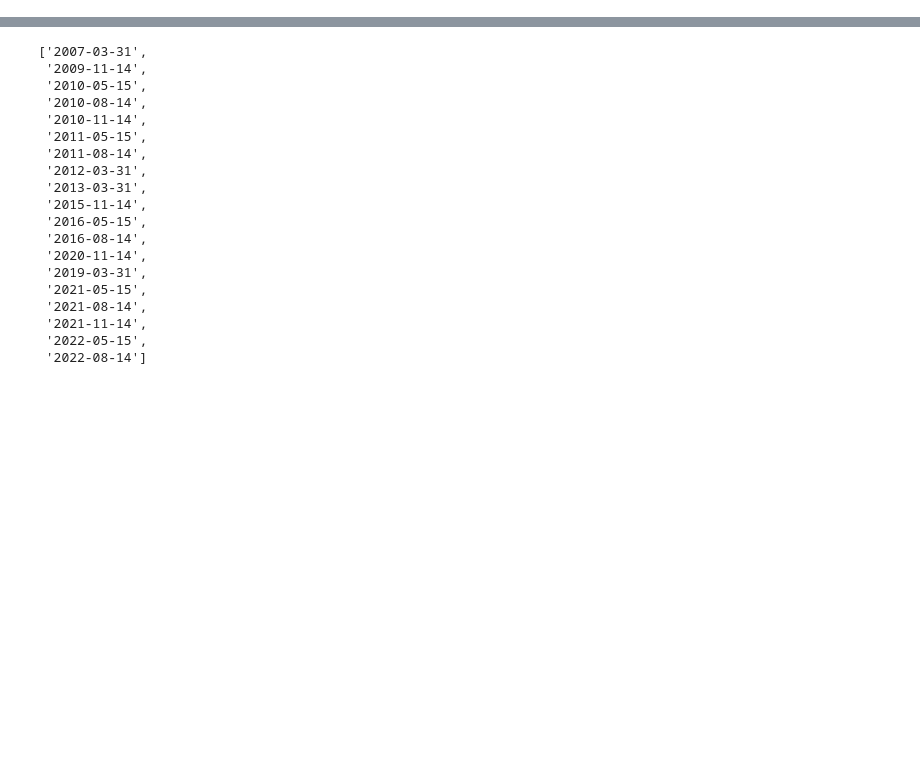
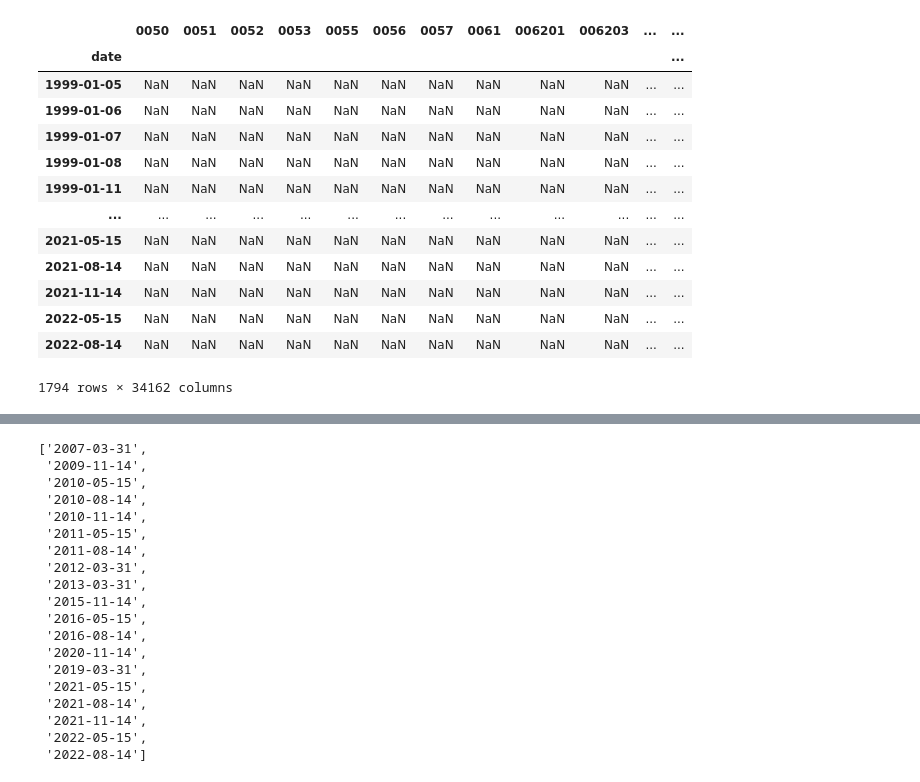
Before and after one commit to pkh-forresthsia/beTrue, a Jupyter notebook: backTest.py.ipynb, the cells around one changed output, grey strips where cells are left out. Drawn from its saved outputs; the diff is of its cells as text; code cells hidden in the pictures; blank space fills up the shorter version.

```diff
--- a/backTest.py.ipynb
+++ b/backTest.py.ipynb
@@ -7,3 +7,7 @@ pd.set_option('display.max_columns',None)
 pd.set_option('display.max_rows',None)
 # %%
 price=ft.data('close')
+# %%
+seasonDate=pd.DataFrame({'date':ft.dm.seasonTrans(ft.dateInSQL("TaiwanStockFinancialStatements"))}).set_index('date')
+# %%
+df=pd.concat([price,seasonDate],axis=1).sort_values('date')
@@ -9,0 +46,17 @@ price=ft.data('close')
+# %%
+df[df['2330'].isnull()]=df.shift(1,axis=)
+# %% [output]
+|  | 0050 | 0051 | 0052 | 0053 | 0055 | 0056 | 0057 | 0061 | 006201 | 006203 | ... | ... |
+| date |  |  |  |  |  |  |  |  |  |  |  | ... |
+| 1999-01-05 | NaN | NaN | NaN | NaN | NaN | NaN | NaN | NaN | NaN | NaN | ... | ... |
+| 1999-01-06 | NaN | NaN | NaN | NaN | NaN | NaN | NaN | NaN | NaN | NaN | ... | ... |
+| 1999-01-07 | NaN | NaN | NaN | NaN | NaN | NaN | NaN | NaN | NaN | NaN | ... | ... |
+| 1999-01-08 | NaN | NaN | NaN | NaN | NaN | NaN | NaN | NaN | NaN | NaN | ... | ... |
+| 1999-01-11 | NaN | NaN | NaN | NaN | NaN | NaN | NaN | NaN | NaN | NaN | ... | ... |
+| ... | ... | ... | ... | ... | ... | ... | ... | ... | ... | ... | ... | ... |
+| 2021-05-15 | NaN | NaN | NaN | NaN | NaN | NaN | NaN | NaN | NaN | NaN | ... | ... |
+| 2021-08-14 | NaN | NaN | NaN | NaN | NaN | NaN | NaN | NaN | NaN | NaN | ... | ... |
+| 2021-11-14 | NaN | NaN | NaN | NaN | NaN | NaN | NaN | NaN | NaN | NaN | ... | ... |
+| 2022-05-15 | NaN | NaN | NaN | NaN | NaN | NaN | NaN | NaN | NaN | NaN | ... | ... |
+| 2022-08-14 | NaN | NaN | NaN | NaN | NaN | NaN | NaN | NaN | NaN | NaN | ... | ... |
+1794 rows × 34162 columns
```
Also changed, not shown: parts of 7 cells of this notebook.
